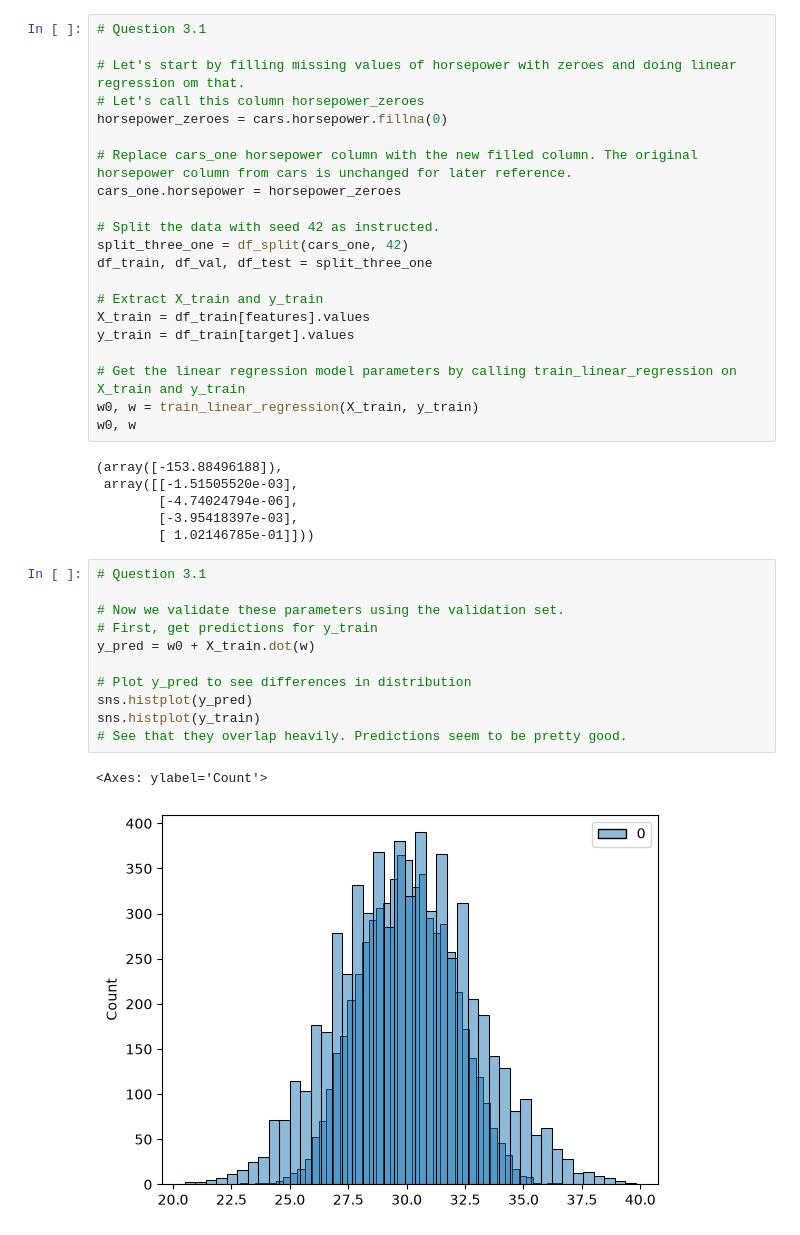
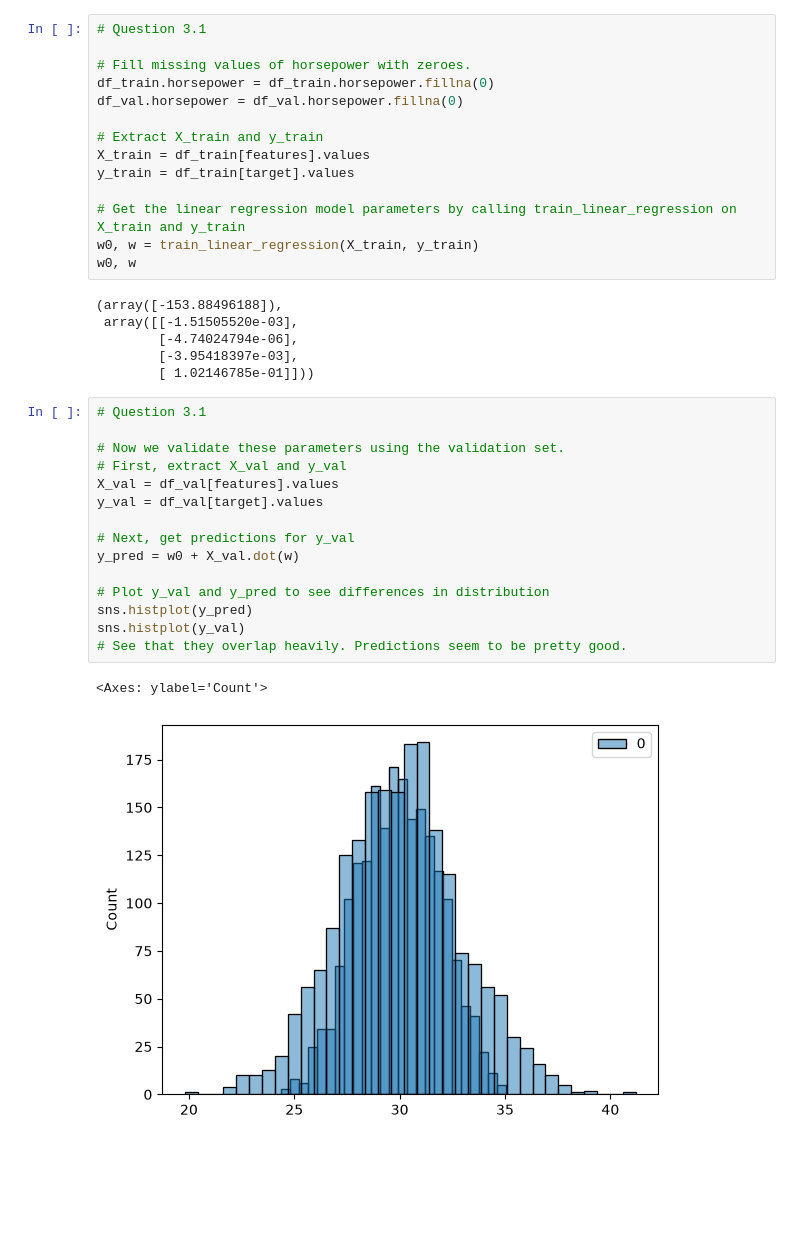
Before and after one commit to BenMarantz/machineLearningZoomcamp26-27, a Jupyter notebook: 02-regression/HW 2.ipynb, the cells around one changed output. Cells and saved outputs as stored; diff of their text form; blank space fills up the shorter version.

```diff
--- a/02-regression/HW 2.ipynb
+++ b/02-regression/HW 2.ipynb
@@ -114,16 +132,9 @@ def df_split(df, seed):
 # %%
 # Question 3.1
 
-# Let's start by filling missing values of horsepower with zeroes and doing linear regression om that.
-# Let's call this column horsepower_zeroes
-horsepower_zeroes = cars.horsepower.fillna(0)
-
-# Replace cars_one horsepower column with the new filled column. The original horsepower column from cars is unchanged for later reference.
-cars_one.horsepower = horsepower_zeroes
-
-# Split the data with seed 42 as instructed.
-split_three_one = df_split(cars_one, 42)
-df_train, df_val, df_test = split_three_one
+# Fill missing values of horsepower with zeroes.
+df_train.horsepower = df_train.horsepower.fillna(0)
+df_val.horsepower = df_val.horsepower.fillna(0)
 
 # Extract X_train and y_train
 X_train = df_train[features].values
@@ -141,14 +152,18 @@ w0, w
 # %%
 # Question 3.1
 
 # Now we validate these parameters using the validation set.
-# First, get predictions for y_train
-y_pred = w0 + X_train.dot(w)
+# First, extract X_val and y_val
+X_val = df_val[features].values
+y_val = df_val[target].values
 
-# Plot y_pred to see differences in distribution
+# Next, get predictions for y_val
+y_pred = w0 + X_val.dot(w)
+
+# Plot y_val and y_pred to see differences in distribution
 sns.histplot(y_pred)
-sns.histplot(y_train)
+sns.histplot(y_val)
 # See that they overlap heavily. Predictions seem to be pretty good.
 # %% [output]
 <Axes: ylabel='Count'>
-[figure, old version]
+[figure, new version]
```
Also changed, not shown: parts of 10 cells of this notebook.
